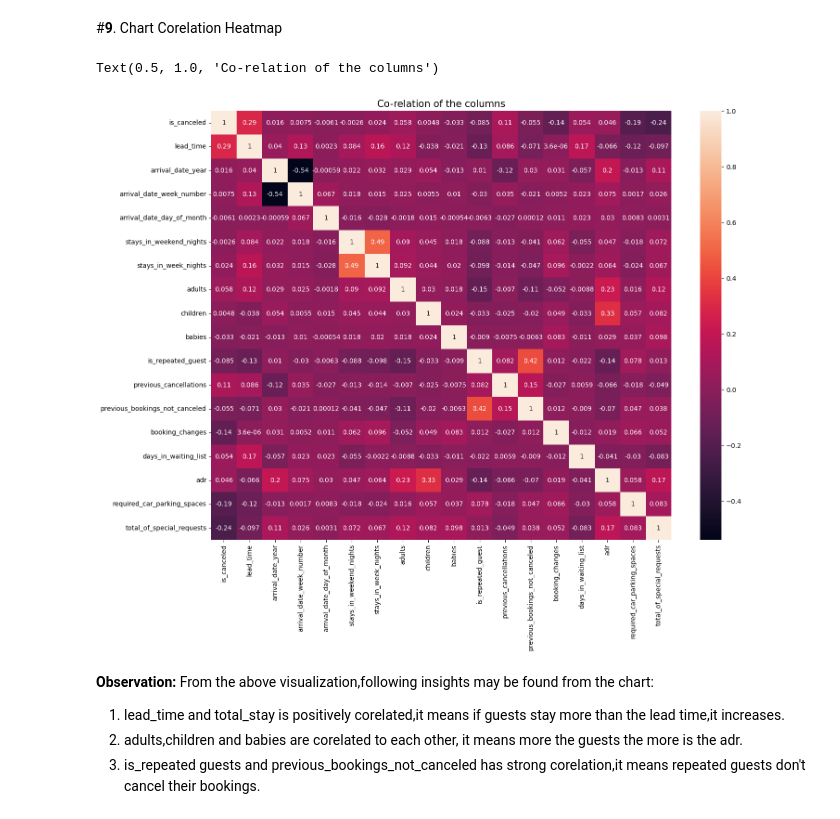
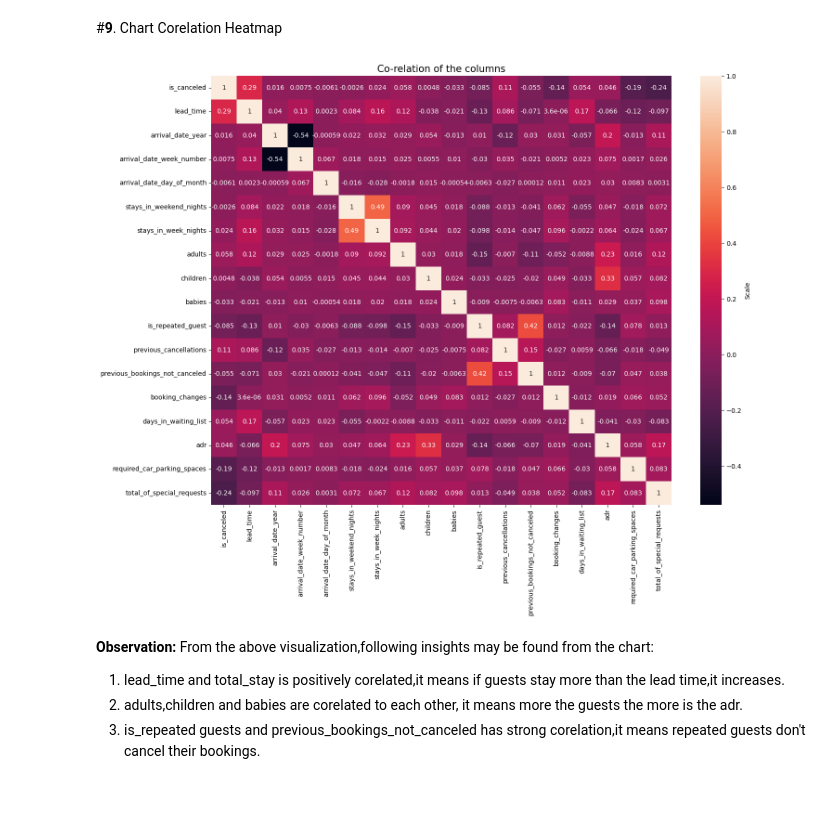
Before and after one commit to Kapilraj0709/codedemo, a Jupyter notebook: Hotel_Booking_Analysis_EDA.ipynb, the cells around one changed output. Cells and saved outputs as stored; diff of their text form; code cells hidden in the pictures.

```diff
--- a/Hotel_Booking_Analysis_EDA.ipynb
+++ b/Hotel_Booking_Analysis_EDA.ipynb
@@ -93,6 +91,6 @@ FileNotFoundError: ignored
 # %% [markdown]
 # Dataset First View:-
 # %%
-hotel_df=pd.read_csv('/content/drive/MyDrive/Hotel Bookings.csv')
+hotel_df=pd.read_csv('/content/drive/MyDrive/almabetter/Hotel Bookings.csv')
 hotel_df.head()
 # %% [output]
@@ -413,11 +435,11 @@ Stakeholders know that BB(Bed and Breakfast) is the most preferred meal type so
 #**9**. Chart Corelation Heatmap
 # %%
 plt.figure(figsize=(16,12))
-sns.heatmap(hotel_df.corr(),annot=True)
+sns.heatmap(hotel_df.corr(),annot=True,cbar_kws=({'label': 'Scale'}))
 plt.title('Co-relation of the columns',fontsize=15)
+plt.show()
 # %% [output]
-Text(0.5, 1.0, 'Co-relation of the columns')
-[figure, old version]
+[figure, new version]
 # %% [markdown]
 **Observation:** From the above visualization,following insights may be found from the chart:
 
```
Also changed, not shown: parts of 21 cells of this notebook.
